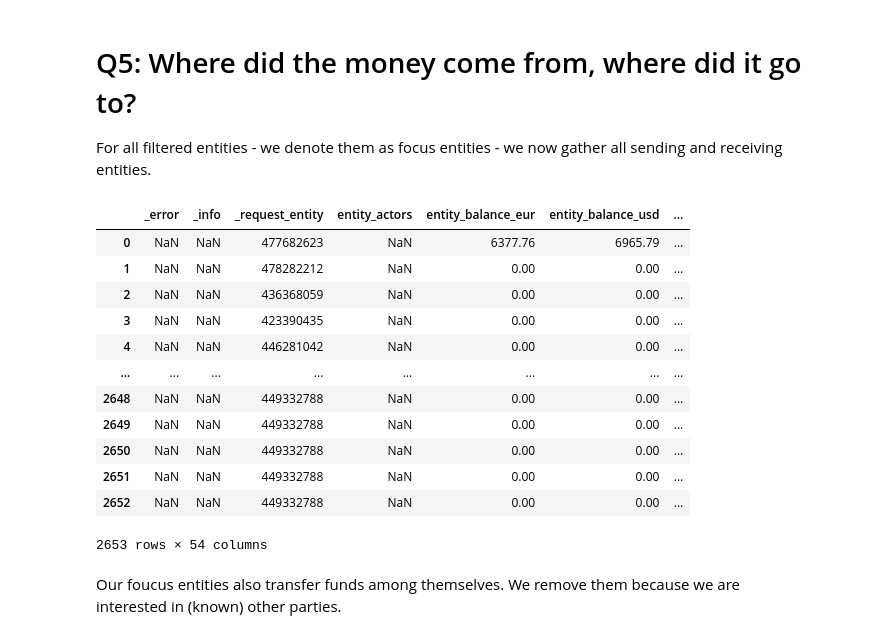
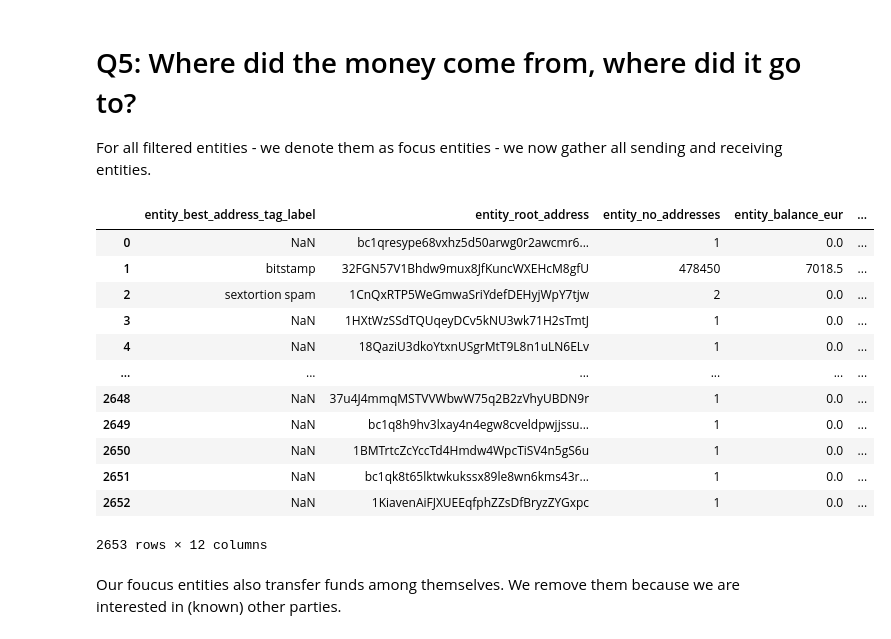
Before and after one commit to iknaio/iknaio-api-tutorial, a Jupyter notebook: standalone/02_Sextortion_Study.ipynb, the cells around one changed output. Saved outputs shown, nothing was run; the diff lists cells and outputs as text; code cells hidden in the pictures.

```diff
--- a/standalone/02_Sextortion_Study.ipynb
+++ b/standalone/02_Sextortion_Study.ipynb
@@ -213,34 +259,47 @@ For all filtered entities - we denote them as focus entities - we now gather all
 # %%
 with graphsense.ApiClient(configuration) as clnt:
   blkapi = bulk_api.BulkApi(clnt)
   rcsv = blkapi.bulk_csv(
                            CURRENCY,
                            operation='list_entity_neighbors',
                            body={
                                'entity': respEntityDFfiltered['_request_entity'].to_list(),
                                'direction': 'in',
                                'include_labels': True
                                },
                                num_pages=2,
                                _preload_content=False\
                            )
 
   sendingEntitiesDF = pd.read_csv(rcsv)
-sendingEntitiesDF
+sendingEntitiesDF[
+    ["entity_best_address_tag_label",
+     "entity_root_address",
+     "entity_no_addresses",
+     "entity_balance_eur",
+     "entity_total_received_eur",
+     "entity_total_spent_eur",
+     "entity_in_degree",
+     "entity_out_degree",
+     "entity_no_incoming_txs",
+     "entity_no_outgoing_txs",
+     "entity_first_tx_height",
+     "entity_last_tx_height"]
+     ]
 # %% [output]
-|  | _error | _info | _request_entity | entity_actors | entity_balance_eur | entity_balance_usd | ... |
-| 0 | NaN | NaN | 477682623 | NaN | 6377.76 | 6965.79 | ... |
-| 1 | NaN | NaN | 478282212 | NaN | 0.00 | 0.00 | ... |
-| 2 | NaN | NaN | 436368059 | NaN | 0.00 | 0.00 | ... |
-| 3 | NaN | NaN | 423390435 | NaN | 0.00 | 0.00 | ... |
-| 4 | NaN | NaN | 446281042 | NaN | 0.00 | 0.00 | ... |
-| ... | ... | ... | ... | ... | ... | ... | ... |
-| 2648 | NaN | NaN | 449332788 | NaN | 0.00 | 0.00 | ... |
-| 2649 | NaN | NaN | 449332788 | NaN | 0.00 | 0.00 | ... |
-| 2650 | NaN | NaN | 449332788 | NaN | 0.00 | 0.00 | ... |
-| 2651 | NaN | NaN | 449332788 | NaN | 0.00 | 0.00 | ... |
-| 2652 | NaN | NaN | 449332788 | NaN | 0.00 | 0.00 | ... |
+|  | entity_best_address_tag_label | entity_root_address | entity_no_addresses | entity_balance_eur | ... |
+| 0 | NaN | bc1qresype68vxhz5d50arwg0r2awcmr6... | 1 | 0.0 | ... |
+| 1 | bitstamp | 32FGN57V1Bhdw9mux8JfKuncWXEHcM8gfU | 478450 | 7018.5 | ... |
+| 2 | sextortion spam | 1CnQxRTP5WeGmwaSriYdefDEHyjWpY7tjw | 2 | 0.0 | ... |
+| 3 | NaN | 1HXtWzSSdTQUqeyDCv5kNU3wk71H2sTmtJ | 1 | 0.0 | ... |
+| 4 | NaN | 18QaziU3dkoYtxnUSgrMtT9L8n1uLN6ELv | 1 | 0.0 | ... |
+| ... | ... | ... | ... | ... | ... |
+| 2648 | NaN | 37u4J4mmqMSTVVWbwW75q2B2zVhyUBDN9r | 1 | 0.0 | ... |
+| 2649 | NaN | bc1q8h9hv3lxay4n4egw8cveldpwjjssu... | 1 | 0.0 | ... |
+| 2650 | NaN | 1BMTrtcZcYccTd4Hmdw4WpcTiSV4n5gS6u | 1 | 0.0 | ... |
+| 2651 | NaN | bc1qk8t65lktwkukssx89le8wn6kms43r... | 1 | 0.0 | ... |
+| 2652 | NaN | 1KiavenAiFJXUEEqfphZZsDfBryzZYGxpc | 1 | 0.0 | ... |
-2653 rows × 54 columns
+2653 rows × 12 columns
 # %% [markdown]
 Our foucus entities also transfer funds among themselves. We remove them because we are interested in (known) other parties.
 # %%
```
Also changed, not shown: parts of 8 cells of this notebook.
